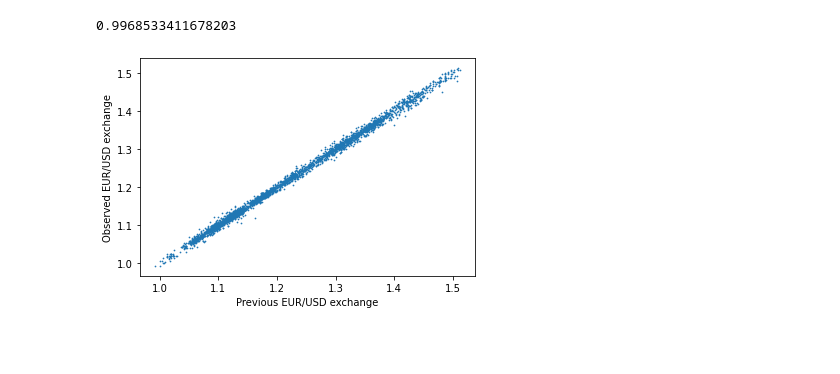
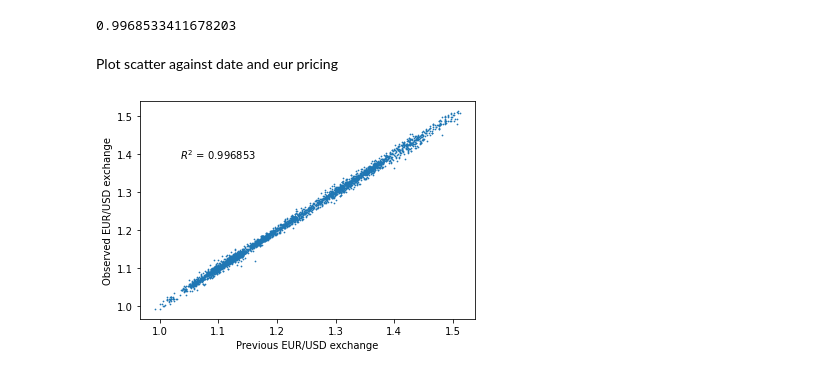
Before and after one commit to dtortosa/capstone_project, a Jupyter notebook: scripts/03_predicting_exchange_rate.ipynb, the cells around one changed output. Drawn from its saved outputs; the diff is of its cells as text; code cells hidden in the pictures; blank space fills up the shorter version.

Commit message:
adding figures and finishing result in readme

```diff
--- a/scripts/03_predicting_exchange_rate.ipynb
+++ b/scripts/03_predicting_exchange_rate.ipynb
@@ -747,14 +747,22 @@ The full model works best, followed by the Twitter-only model and the EUR-only m
 # %% [markdown]
 Model considering the EUR pricing (EUR/USD exchange rate) of the previous day as the value of the current day:
 # %%
-metrics.r2_score(y, df_merged["previous_eur_pricing"].values)
+r2_simplest_model = metrics.r2_score(y, df_merged["previous_eur_pricing"].values)
+r2_simplest_model
 # %% [output]
 0.9968533411678203
+# %% [markdown]
+Plot scatter against date and eur pricing
 # %%
-#plot scatter against date and eur pricing
+#open plot and add axes labels
 plt.scatter(x=df_merged["previous_eur_pricing"], y=y, s=0.5)
 plt.xlabel("Previous EUR/USD exchange")
 plt.ylabel("Observed EUR/USD exchange")
+
+#add text
+plt.text(1.1, 1.4, '$R^2$ = ' + str(np.round(r2_simplest_model, 6)), horizontalalignment='center', verticalalignment='center')
+
+#save
 plt.savefig('results/figures/eur_pricing_vs_previous_day.jpg')
 # %% [output]
-[figure, old version]
+[figure, new version]
```
Also changed, not shown: 1 other file.
